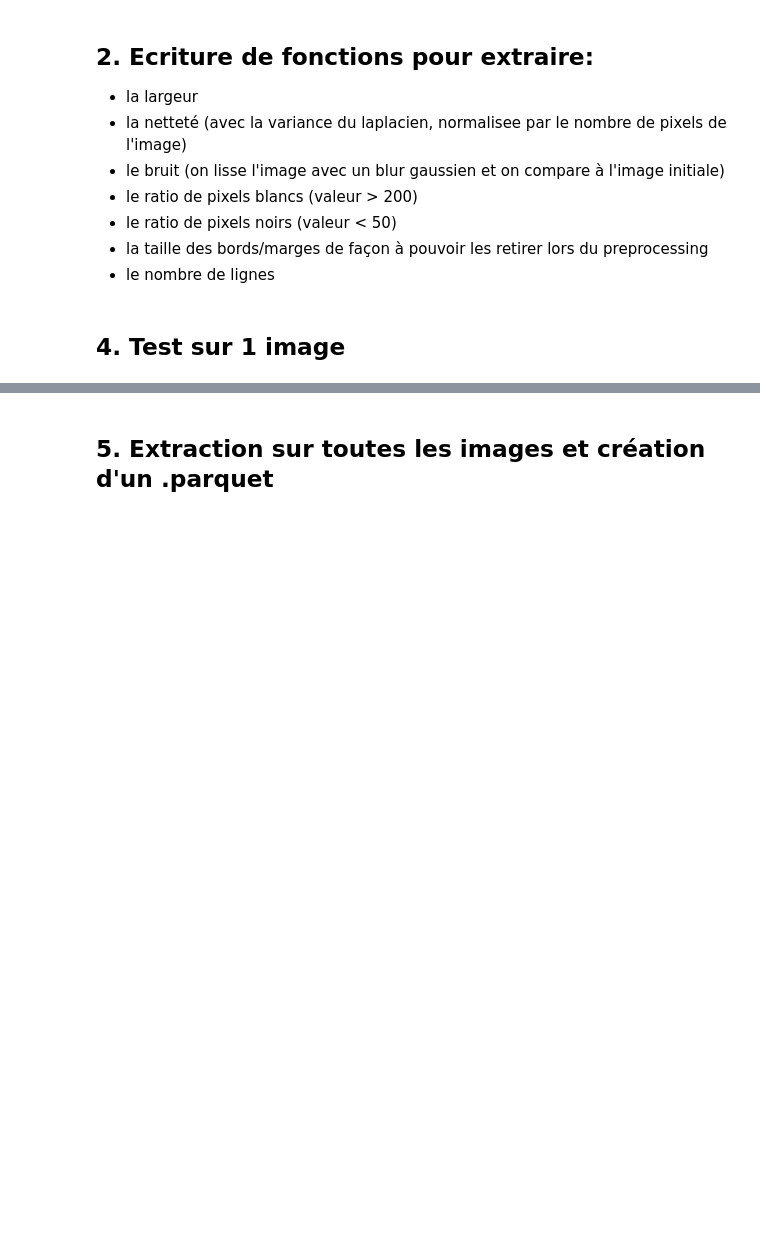
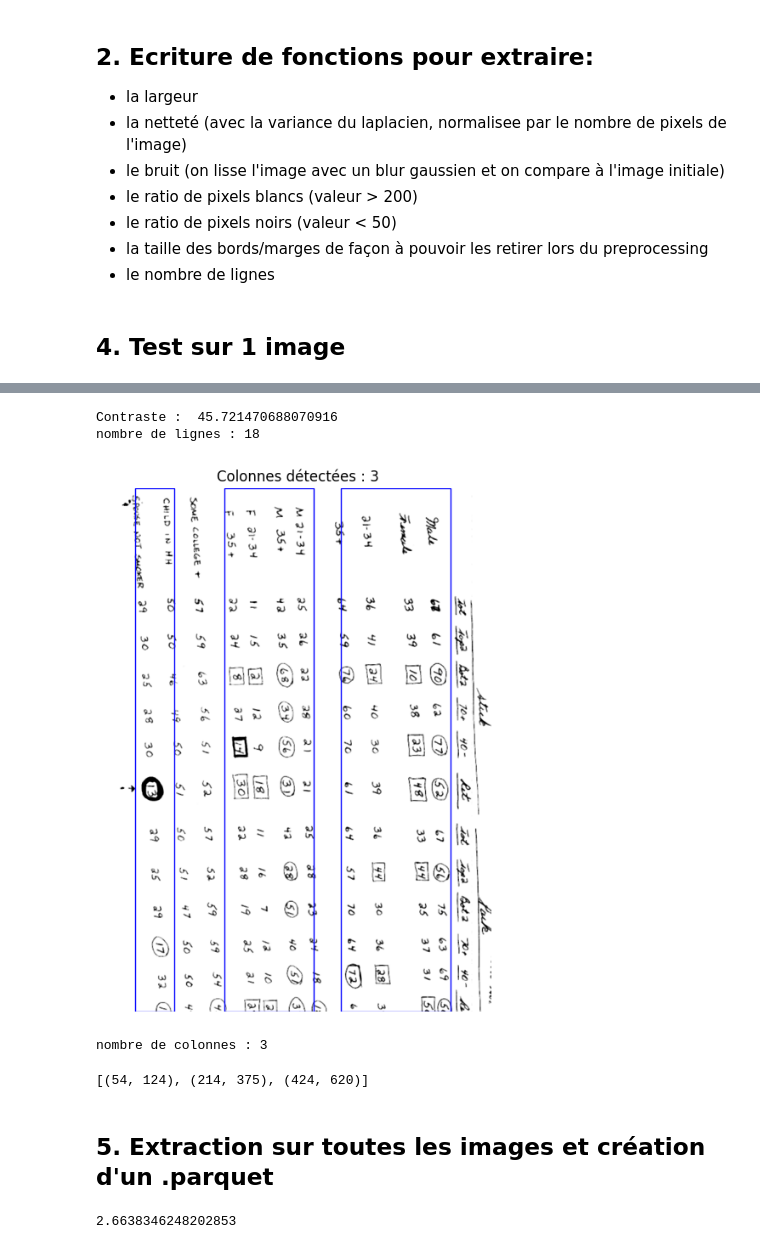
Before and after one commit to DataScientest-Studio/mai25_bds_extraction, a Jupyter notebook: notebooks/2.1_extractions_caracteristiques.ipynb, the cells around one changed output, grey strips where cells are left out. Cells and saved outputs as stored; diff of their text form; code cells hidden in the pictures; blank space fills up the shorter version.

```diff
--- a/notebooks/2.1_extractions_caracteristiques.ipynb
+++ b/notebooks/2.1_extractions_caracteristiques.ipynb
@@ -12,6 +12,7 @@ from scipy.ndimage import gaussian_filter, laplace
 from scipy.stats import entropy as scipy_entropy
 import cv2
 import time
+from matplotlib import pyplot as plt
 
 from joblib import Parallel, delayed
 
@@ -24,7 +25,9 @@ if not project_root in [Path(p).resolve() for p in sys.path]:
 
 from src import PATHS
 
-df = pd.read_parquet(os.path.join(PATHS.metadata, "df_filename_relative_path.parquet"))
+df = pd.read_parquet(PATHS.metadata / "df_filepaths.parquet")
+file_paths = PATHS.data / df.rvl_image_path
+assert file_paths.iloc[0].exists()
 # %% [markdown]
 ## 2. Ecriture de fonctions pour extraire:
 - la largeur
@@ -453,35 +466,39 @@ def show_original_and_cropped(img, cropped):
     plt.tight_layout()
     plt.show()
 # %%
-relative_filepath, filename = df.iloc[5, :]
-file_path = os.path.join(rvl_cdip_images_path, relative_filepath, filename)
-print(file_path, filename)
+file_path = file_paths.iloc[5]
 img = cv2.imread(file_path, cv2.IMREAD_GRAYSCALE)
 # 2. Détection des marges
 top, bottom, left, right = marges(img)  # marges est ta fonction
 # 3. Recadrer l'image selon les marges
 cropped = img[top:bottom, left:right]
 #show_original_and_cropped(img, cropped)
 
 #on lave un peu l'image...
 img_np = np.array(cropped)
 height, width = img_np.shape
 
 #on regarde le contraste
 print("Contraste : ", np.std(img_np))
 
 # Filtre médian pour réduire le bruit ponctuel
 denoised = cv2.medianBlur(img_np, ksize=3)  # ksize impair, typiquement 3 ou 5
 
 # Floutage gaussien pour lisser avant seuillage
 blurred = cv2.GaussianBlur(denoised, (3,3), 0)
 
 lines = show_detection_nb_lignes(blurred, show=False)
 print("nombre de lignes :", len(lines))
 
 colonnes = show_detection_nb_colonnes(denoised, show=True)
 print("nombre de colonnes :", len(colonnes))
 colonnes
+# %% [output]
+Contraste :  45.721470688070916
+nombre de lignes : 18
+[figure, added]
+nombre de colonnes : 3
+[(54, 124), (214, 375), (424, 620)]
 # %% [markdown]
 ## 5. Extraction sur toutes les images et création d'un .parquet
 # %%
@@ -534,4 +545,10 @@ def get_image_data_to_df(df):
     )
+# %%
+t = time.time()
+get_image_data_to_df(file_paths[:100])
+print((time.time()-t)*4000/3600)
+# %% [output]
+2.6638346248202853
 # %%
 #Bon la parallélisation ne fonctionne pas donc, pour le moment, je lance sans paralléliser
 # Normalement, ça devrait tourner 16h, mais pas beaucoup plus, sinon, il y a un souci...
```
Also changed, not shown: parts of 3 cells of this notebook, 3 other files.
